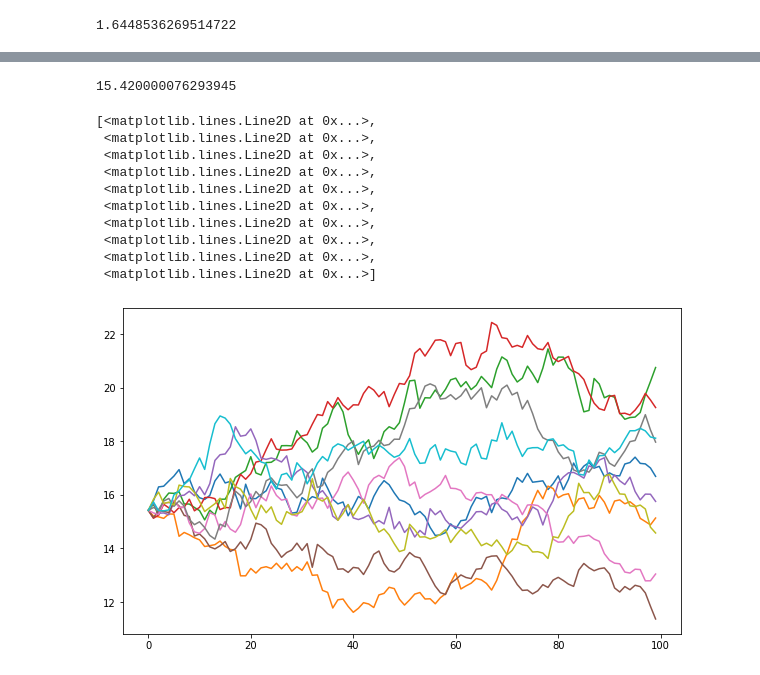
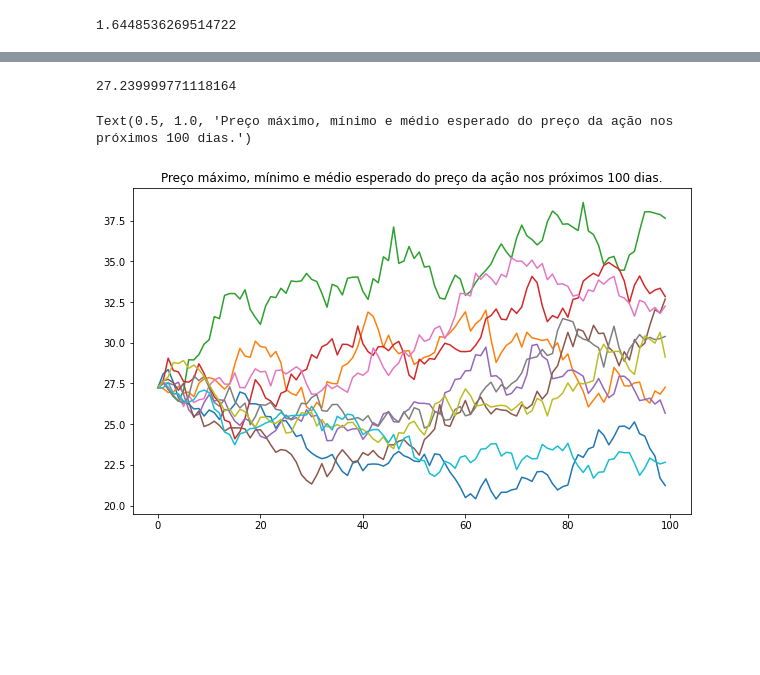
Before and after one commit to TiagoSpiandorello/Analise_de_portfolio_de_acoes, a Jupyter notebook: analise_portfolio.ipynb, the cells around one changed output, grey strips where cells are left out. Saved outputs shown, nothing was run; the diff lists cells and outputs as text; code cells hidden in the pictures; blank space fills up the shorter version.

```diff
--- a/analise_portfolio.ipynb
+++ b/analise_portfolio.ipynb
@@ -703,3 +703,7 @@ log_returns_1 = np.log(1 + data[acao].pct_change())
+# %%
+# Obtém o retorno logaritmico do conjuto de dados
+
+log_returns_1 = np.log(1 + bolsas[acao2].pct_change())
 # %%
 log_returns_1.tail()
 # %% [output]
@@ -807,26 +821,18 @@ iterations = 10
 # %%
 daily_returns = np.exp(np.array(drift) + np.array(stdev) * norm.ppf(np.random.rand(t_intervals, iterations)))
 # %%
-s0 = data[acao].iloc[-1]
+s0 = bolsas[acao2].iloc[-1]
 s0
 # %% [output]
-15.420000076293945
+27.239999771118164
 # %%
 price_list = np.zeros_like(daily_returns)
 price_list[0] = s0
 for t in range(1, t_intervals):
     price_list[t] = price_list[t - 1] * daily_returns[t]
 plt.figure(figsize=(10,6))
 plt.plot(price_list)
+plt.title('Preço máximo, mínimo e médio esperado do preço da ação nos próximos ' + str(t_intervals) + ' dias.')
 # %% [output]
-[<matplotlib.lines.Line2D at 0x...>,
- <matplotlib.lines.Line2D at 0x...>,
- <matplotlib.lines.Line2D at 0x...>,
- <matplotlib.lines.Line2D at 0x...>,
- <matplotlib.lines.Line2D at 0x...>,
- <matplotlib.lines.Line2D at 0x...>,
- <matplotlib.lines.Line2D at 0x...>,
- <matplotlib.lines.Line2D at 0x...>,
- <matplotlib.lines.Line2D at 0x...>,
- <matplotlib.lines.Line2D at 0x...>]
+Text(0.5, 1.0, 'Preço máximo, mínimo e médio esperado do preço da ação nos próximos 100 dias.')
-[figure, old version]
+[figure, new version]
```
Also changed, not shown: parts of 52 cells of this notebook.
